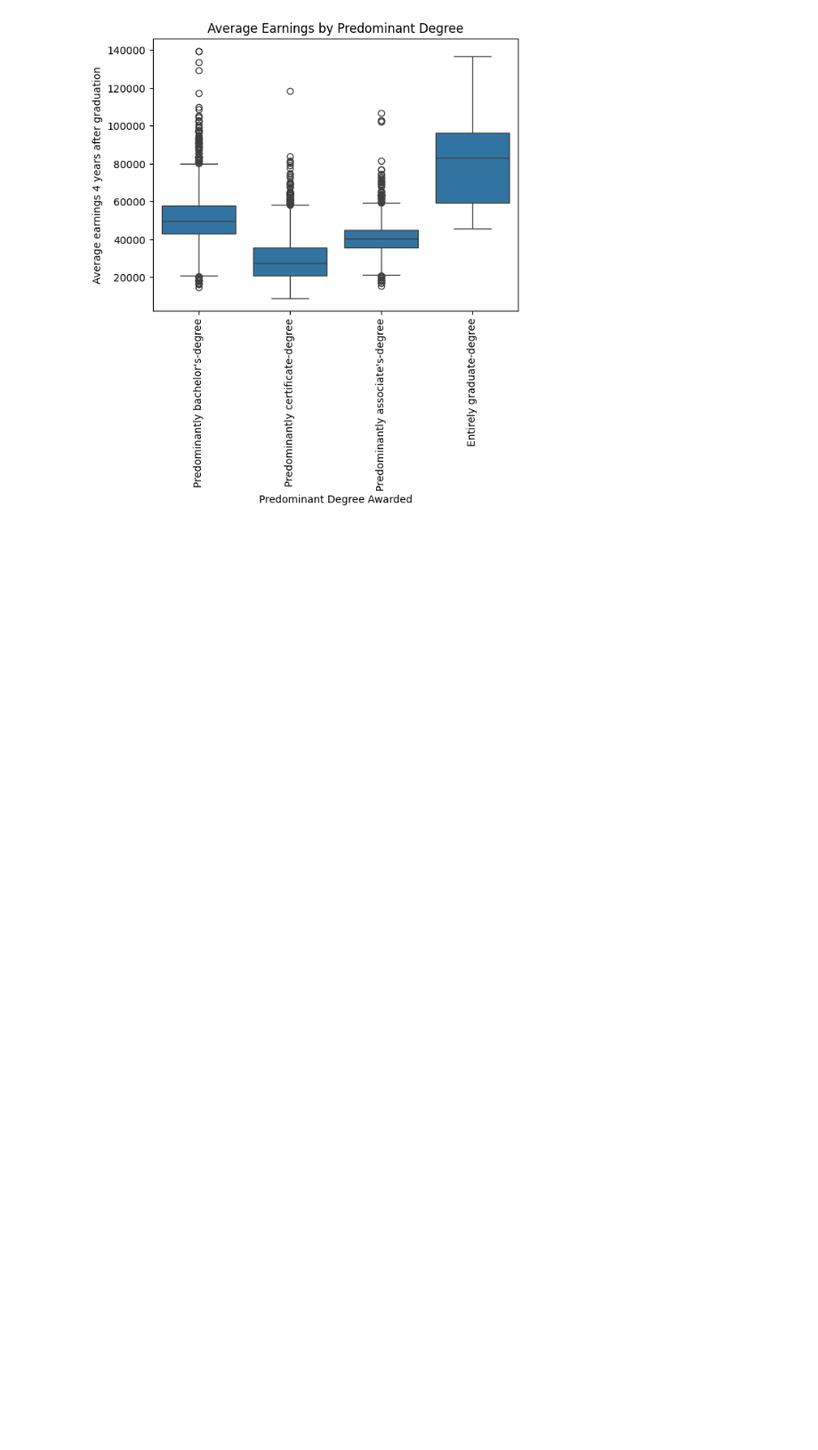
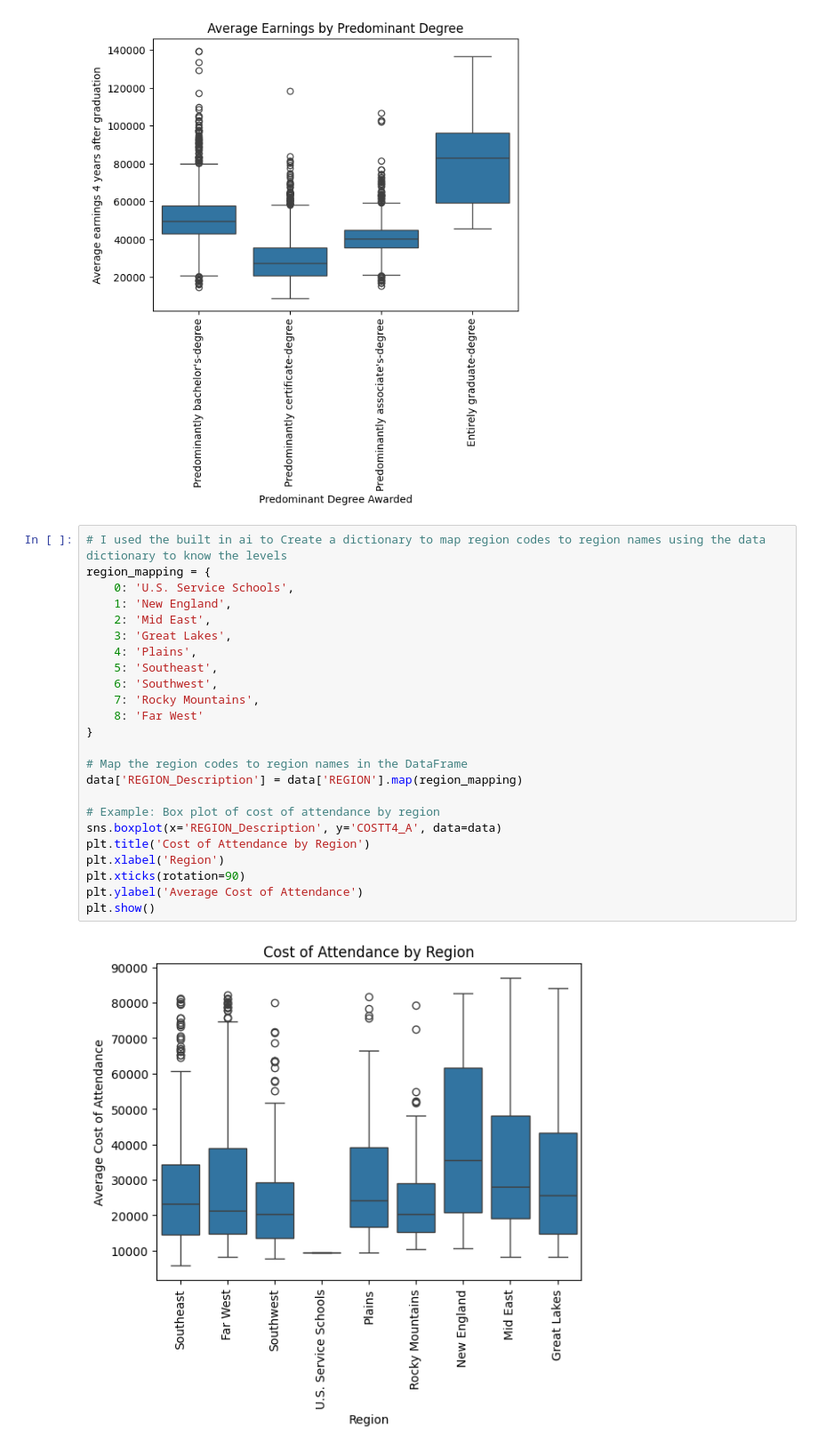
Before and after one commit to evaterry4/DS3001_project, a Jupyter notebook: basic_visualizations.ipynb, the cells around one changed output. Shown at 89% size. Drawn from its saved outputs; the diff is of its cells as text; blank space fills up the shorter version.

```diff
--- a/basic_visualizations.ipynb
+++ b/basic_visualizations.ipynb
@@ -202,3 +205,29 @@ plt.ylabel('Average earnings 4 years after graduation')
 plt.show()
 # %% [output]
 [figure]
+# %%
+# I used the built in ai to Create a dictionary to map region codes to region names using the data dictionary to know the levels
+region_mapping = {
+    0: 'U.S. Service Schools',
+    1: 'New England',
+    2: 'Mid East',
+    3: 'Great Lakes',
+    4: 'Plains',
+    5: 'Southeast',
+    6: 'Southwest',
+    7: 'Rocky Mountains',
+    8: 'Far West'
+}
+
+# Map the region codes to region names in the DataFrame
+data['REGION_Description'] = data['REGION'].map(region_mapping)
+
+# Example: Box plot of cost of attendance by region
+sns.boxplot(x='REGION_Description', y='COSTT4_A', data=data)
+plt.title('Cost of Attendance by Region')
+plt.xlabel('Region')
+plt.xticks(rotation=90)
+plt.ylabel('Average Cost of Attendance')
+plt.show()
+# %% [output]
+[figure, added]
```
Also changed, not shown: parts of 1 cell of this notebook.
